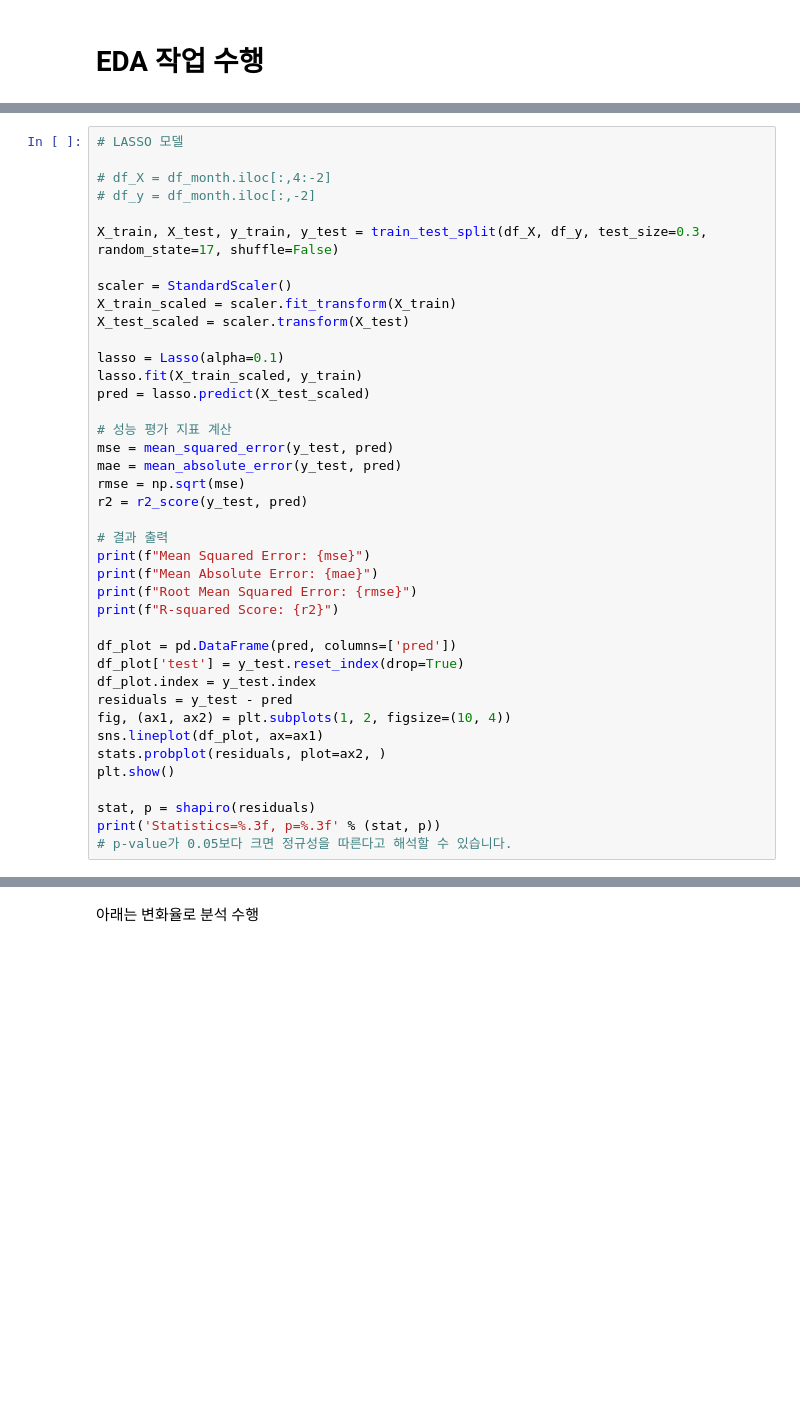
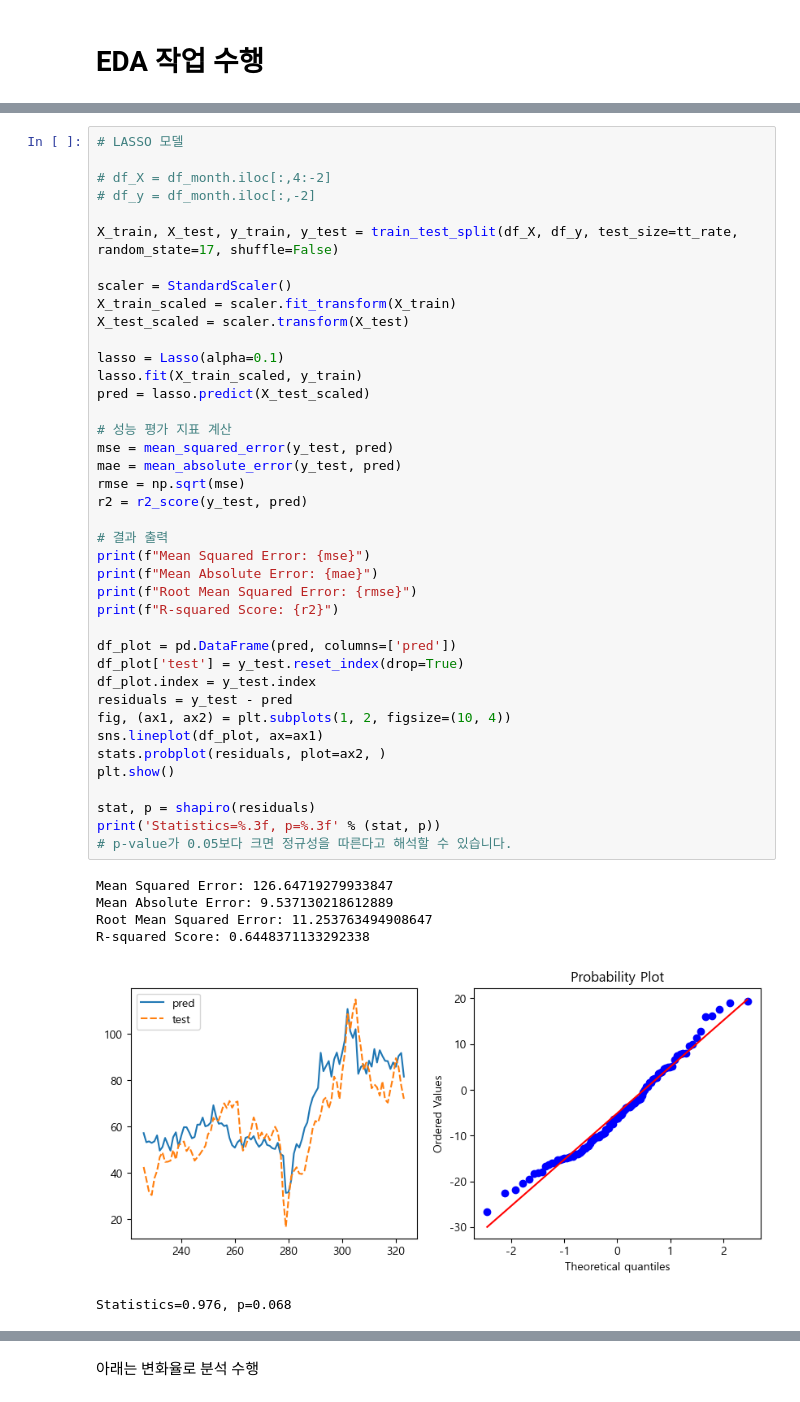
Before and after one commit to 1588mobalmobal/-, a Jupyter notebook: do_it_again.ipynb, the cells around one changed output, grey strips where cells are left out. Cells and saved outputs as stored; diff of their text form; blank space fills up the shorter version.

```diff
--- a/do_it_again.ipynb
+++ b/do_it_again.ipynb
@@ -151,40 +233,47 @@ print('Statistics=%.3f, p=%.3f' % (stat, p))
 # df_X = df_month.iloc[:,4:-2]
 # df_y = df_month.iloc[:,-2]
 
-X_train, X_test, y_train, y_test = train_test_split(df_X, df_y, test_size=0.3, random_state=17, shuffle=False)
+X_train, X_test, y_train, y_test = train_test_split(df_X, df_y, test_size=tt_rate, random_state=17, shuffle=False)
 
 scaler = StandardScaler()
 X_train_scaled = scaler.fit_transform(X_train)
 X_test_scaled = scaler.transform(X_test)
 
 lasso = Lasso(alpha=0.1)
 lasso.fit(X_train_scaled, y_train)
 pred = lasso.predict(X_test_scaled)
 
 # 성능 평가 지표 계산
 mse = mean_squared_error(y_test, pred)
 mae = mean_absolute_error(y_test, pred)
 rmse = np.sqrt(mse)
 r2 = r2_score(y_test, pred)
 
 # 결과 출력
 print(f"Mean Squared Error: {mse}")
 print(f"Mean Absolute Error: {mae}")
 print(f"Root Mean Squared Error: {rmse}")
 print(f"R-squared Score: {r2}")
 
 df_plot = pd.DataFrame(pred, columns=['pred'])
 df_plot['test'] = y_test.reset_index(drop=True)
 df_plot.index = y_test.index
 residuals = y_test - pred
 fig, (ax1, ax2) = plt.subplots(1, 2, figsize=(10, 4))
 sns.lineplot(df_plot, ax=ax1)
 stats.probplot(residuals, plot=ax2, )
 plt.show()
 
 stat, p = shapiro(residuals)
 print('Statistics=%.3f, p=%.3f' % (stat, p))
 # p-value가 0.05보다 크면 정규성을 따른다고 해석할 수 있습니다.
+# %% [output]
+Mean Squared Error: 126.64719279933847
+Mean Absolute Error: 9.537130218612889
+Root Mean Squared Error: 11.253763494908647
+R-squared Score: 0.6448371133292338
+[figure, added]
+Statistics=0.976, p=0.068
 # %%
 # Ridge 모델
 
```
Also changed, not shown: parts of 31 cells of this notebook, 3 other files.
